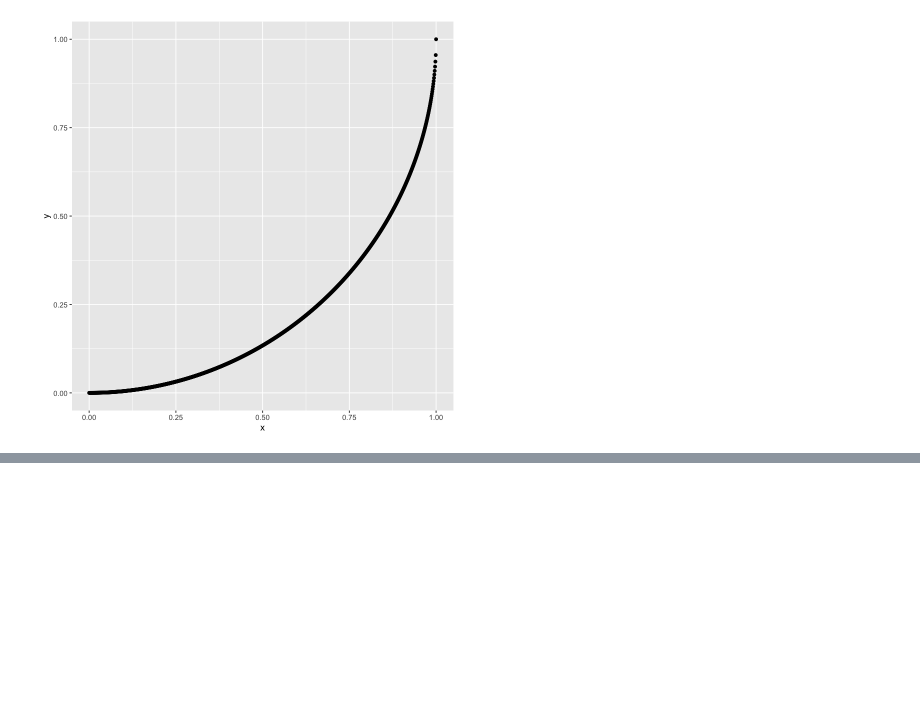
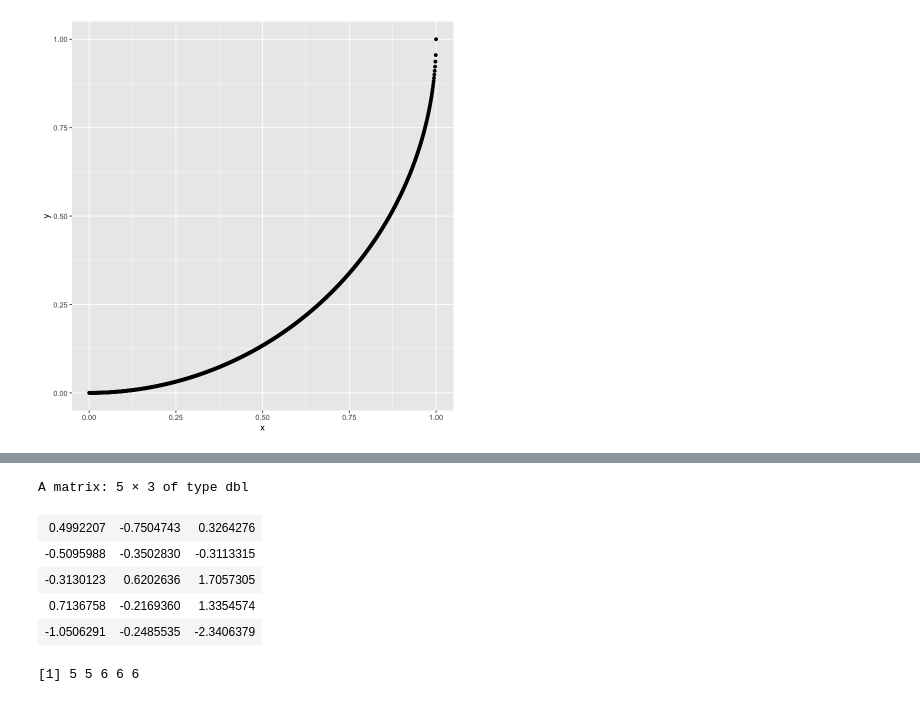
Before and after one commit to wang-zhijun/learn-statistics, a Jupyter notebook: learn-r.ipynb, the cells around one changed output, grey strips where cells are left out. Cells and saved outputs as stored; diff of their text form; code cells hidden in the pictures; blank space fills up the shorter version.

```diff
--- a/learn-r.ipynb
+++ b/learn-r.ipynb
@@ -1050,0 +1065,18 @@ ggplot(d, aes(x=x, y=y)) +
+# %%
+set.seed(10111)
+# rnorm generates random deviates.If mean or sd are not specified they assume the default values of 0 and 1, respectively.
+# rnormで生成した15個のランダムの数を5行、3列に直す
+x <- matrix(rnorm(15), 5, 3)
+x
+# %% [output]
+A matrix: 5 × 3 of type dbl
+| 0.4992207 | -0.7504743 | 0.3264276 |
+| -0.5095988 | -0.3502830 | -0.3113315 |
+| -0.3130123 | 0.6202636 | 1.7057305 |
+| 0.7136758 | -0.2169360 | 1.3354574 |
+| -1.0506291 | -0.2485535 | -2.3406379 |
+# %%
+# 5が個、６が３個
+rep(c(5,6), c(2,3))
+# %% [output]
+[1] 5 5 6 6 6
```
Also changed, not shown: parts of 1 cell of this notebook.
